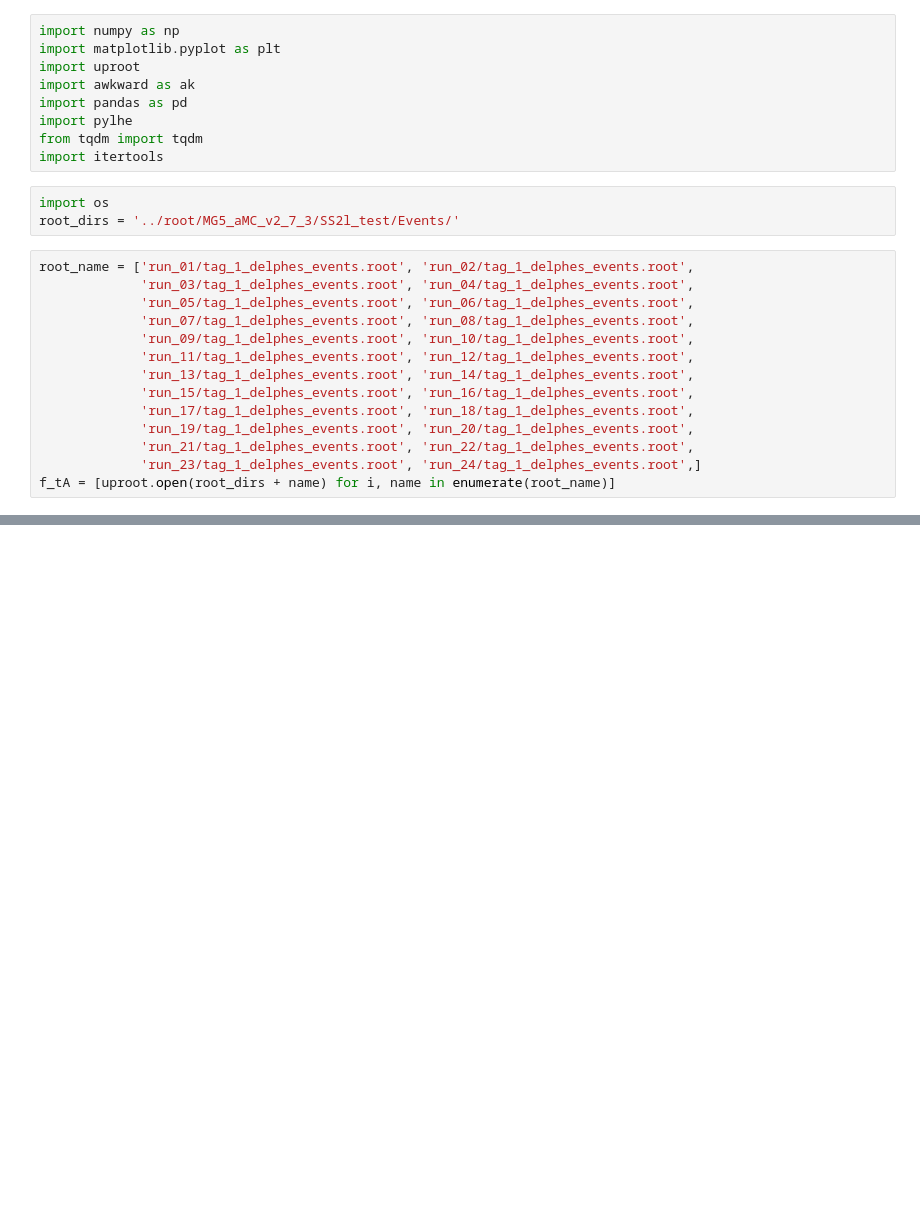
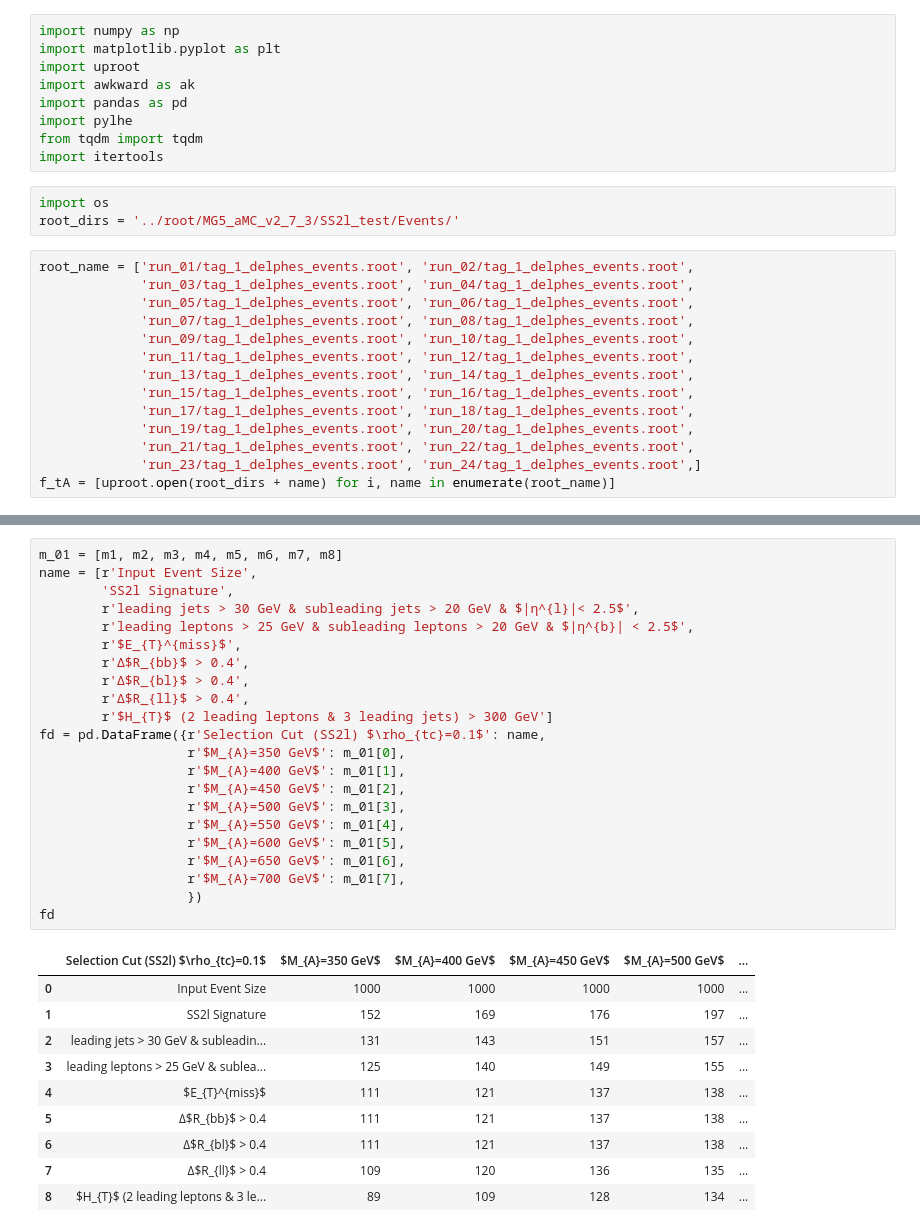
Before and after one commit to dlai211/Triple-Top, a Jupyter notebook: SS2l.ipynb, the cells around one changed output, grey strips where cells are left out. Cells and saved outputs as stored; diff of their text form; blank space fills up the shorter version.

```diff
--- a/SS2l.ipynb
+++ b/SS2l.ipynb
@@ -429,0 +188,33 @@ function(f_tA[23])
+# %%
+m_01 = [m1, m2, m3, m4, m5, m6, m7, m8]
+name = [r'Input Event Size',
+        'SS2l Signature',
+        r'leading jets > 30 GeV & subleading jets > 20 GeV & $|η^{l}|< 2.5$',
+        r'leading leptons > 25 GeV & subleading leptons > 20 GeV & $|η^{b}| < 2.5$',
+        r'$E_{T}^{miss}$',
+        r'Δ$R_{bb}$ > 0.4',
+        r'Δ$R_{bl}$ > 0.4',
+        r'Δ$R_{ll}$ > 0.4',
+        r'$H_{T}$ (2 leading leptons & 3 leading jets) > 300 GeV']
+fd = pd.DataFrame({r'Selection Cut (SS2l) $\rho_{tc}=0.1$': name,
+                   r'$M_{A}=350 GeV$': m_01[0],
+                   r'$M_{A}=400 GeV$': m_01[1],
+                   r'$M_{A}=450 GeV$': m_01[2],
+                   r'$M_{A}=500 GeV$': m_01[3],
+                   r'$M_{A}=550 GeV$': m_01[4],
+                   r'$M_{A}=600 GeV$': m_01[5],
+                   r'$M_{A}=650 GeV$': m_01[6],
+                   r'$M_{A}=700 GeV$': m_01[7],
+                   })
+fd
+# %% [output]
+|  | Selection Cut (SS2l) $\rho_{tc}=0.1$ | $M_{A}=350 GeV$ | $M_{A}=400 GeV$ | $M_{A}=450 GeV$ | $M_{A}=500 GeV$ | ... |
+| 0 | Input Event Size | 1000 | 1000 | 1000 | 1000 | ... |
+| 1 | SS2l Signature | 152 | 169 | 176 | 197 | ... |
+| 2 | leading jets > 30 GeV & subleadin... | 131 | 143 | 151 | 157 | ... |
+| 3 | leading leptons > 25 GeV & sublea... | 125 | 140 | 149 | 155 | ... |
+| 4 | $E_{T}^{miss}$ | 111 | 121 | 137 | 138 | ... |
+| 5 | Δ$R_{bb}$ > 0.4 | 111 | 121 | 137 | 138 | ... |
+| 6 | Δ$R_{bl}$ > 0.4 | 111 | 121 | 137 | 138 | ... |
+| 7 | Δ$R_{ll}$ > 0.4 | 109 | 120 | 136 | 135 | ... |
+| 8 | $H_{T}$ (2 leading leptons & 3 le... | 89 | 109 | 128 | 134 | ... |
```
Also changed, not shown: parts of 34 cells of this notebook.
